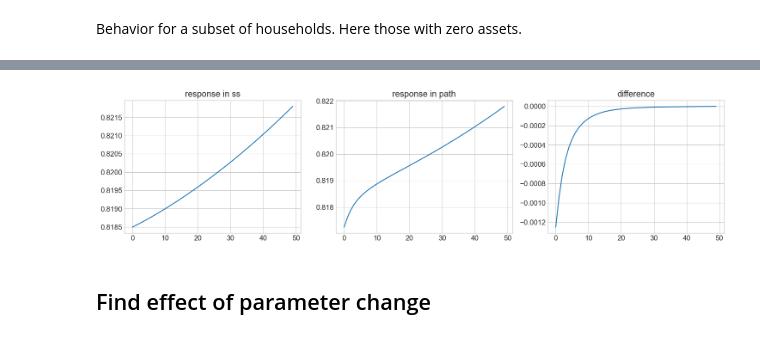
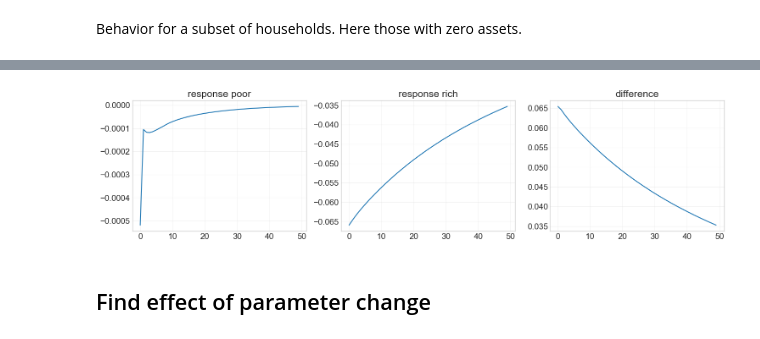
Before and after one commit to signehm0812/hank-speciale, a Jupyter notebook: two_sectors_subsistence/two_sector/HANK.ipynb, the cells around one changed output, grey strips where cells are left out. Drawn from its saved outputs; the diff is of its cells as text; code cells hidden in the pictures.

```diff
--- a/two_sectors_subsistence/two_sector/HANK.ipynb
+++ b/two_sectors_subsistence/two_sector/HANK.ipynb
@@ -643,30 +729,35 @@ Dbeg = ss.Dbeg.copy() #reset dbeg value
 # %%
 T_max = 50
 
 fig = plt.figure(figsize=(3*6,4),dpi=100)
 
 Dbeg = ss.Dbeg.copy()
-#Dbeg[:,1:,:] = 0.0 # zero every else than in first asset grid point
-Dbeg[:,:6,:] = 0.0 # zero every else than in last 50 asset grid points
+Dbeg[:,:,1:] = 0.0 # zero every else than in first asset grid point
+#Dbeg[:,:,:] = 0.0 # zero every else than in last 50 asset grid points
+Dbeg /= np.sum(Dbeg) # re-normalize
+path_alt_ss = model.decompose_hh_path(Dbeg=Dbeg,use_inputs=None)
+path_alt_poor = model.decompose_hh_path(Dbeg=Dbeg,use_inputs='all')
+
+ax = fig.add_subplot(1,3,1)
+ax.set_title('response poor')
+ax.plot(path_alt_poor.P_hh[0,:50]-path_alt_ss.P_hh[0,:50]);
+
+Dbeg = ss.Dbeg.copy()
+Dbeg[:,:,:480] = 0.0 # zero every else than in last asset grid point
 Dbeg /= np.sum(Dbeg) # re-normalize
 
-path_alt_ss = model.decompose_hh_path(Dbeg=Dbeg,use_inputs=None)
-path_alt = model.decompose_hh_path(Dbeg=Dbeg,use_inputs='all')
+path_alt_rich = model.decompose_hh_path(Dbeg=Dbeg,use_inputs='all')
+ax = fig.add_subplot(1,3,2)
+ax.set_title('response rich')
+ax.plot(path_alt_rich.P_hh[0,:50]-path_alt_ss.P_hh[0,:50]);
 
-ax = fig.add_subplot(1,3,1)
-ax.set_title('response in ss')
-ax.plot(path_alt_ss.P_hh[0,:50]);
-
-ax = fig.add_subplot(1,3,2)
-ax.set_title('response in path')
-ax.plot(path_alt.P_hh[0,:50]);
 
 ax = fig.add_subplot(1,3,3)
 ax.set_title('difference')
-ax.plot(path_alt.P_hh[0,:50]-path_alt_ss.P_hh[0,:50]);
+ax.plot(path_alt_poor.P_hh[0,:50]-path_alt_rich.P_hh[0,:50]);
 Dbeg = ss.Dbeg.copy() #reset dbeg value
 # %% [output]
-[figure, old version]
+[figure, new version]
 # %% [markdown]
 ## Find effect of parameter change
 # %%
```
Also changed, not shown: parts of 29 cells of this notebook, 10 other files.
